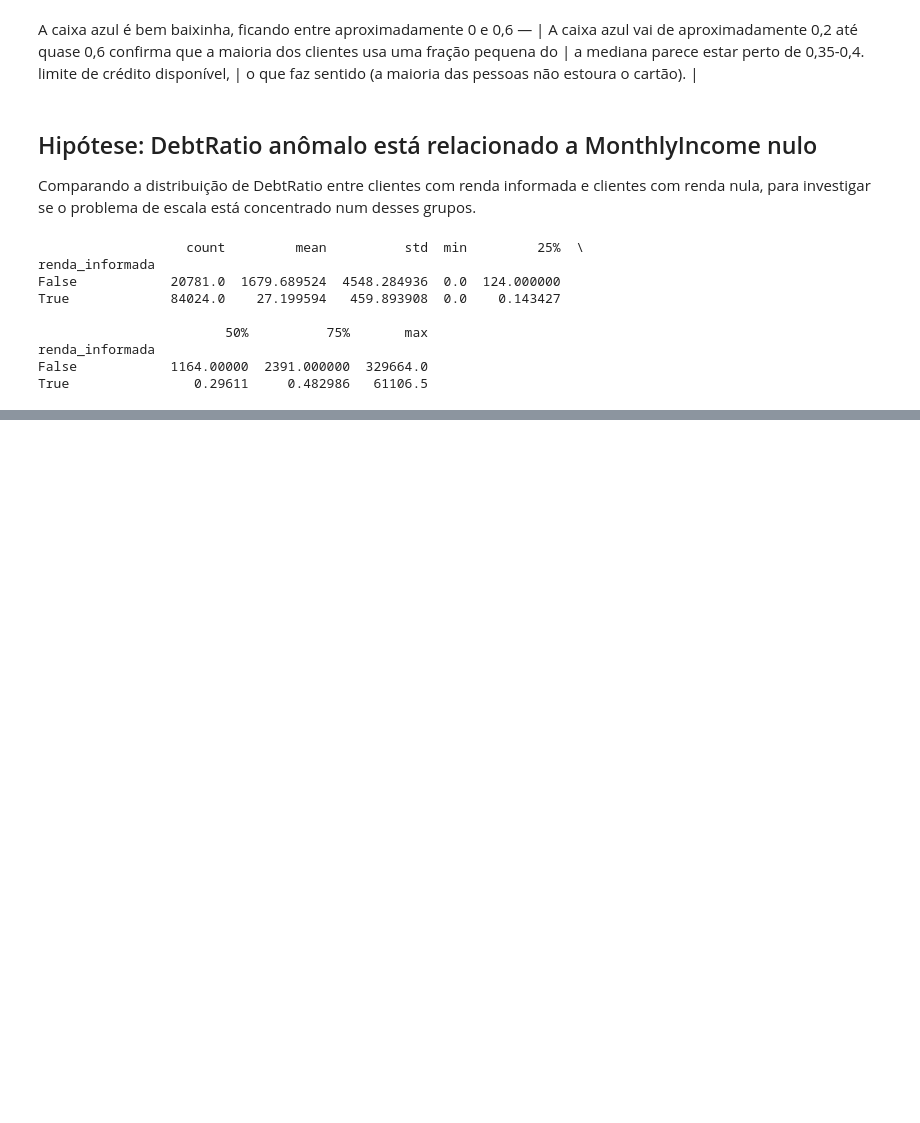
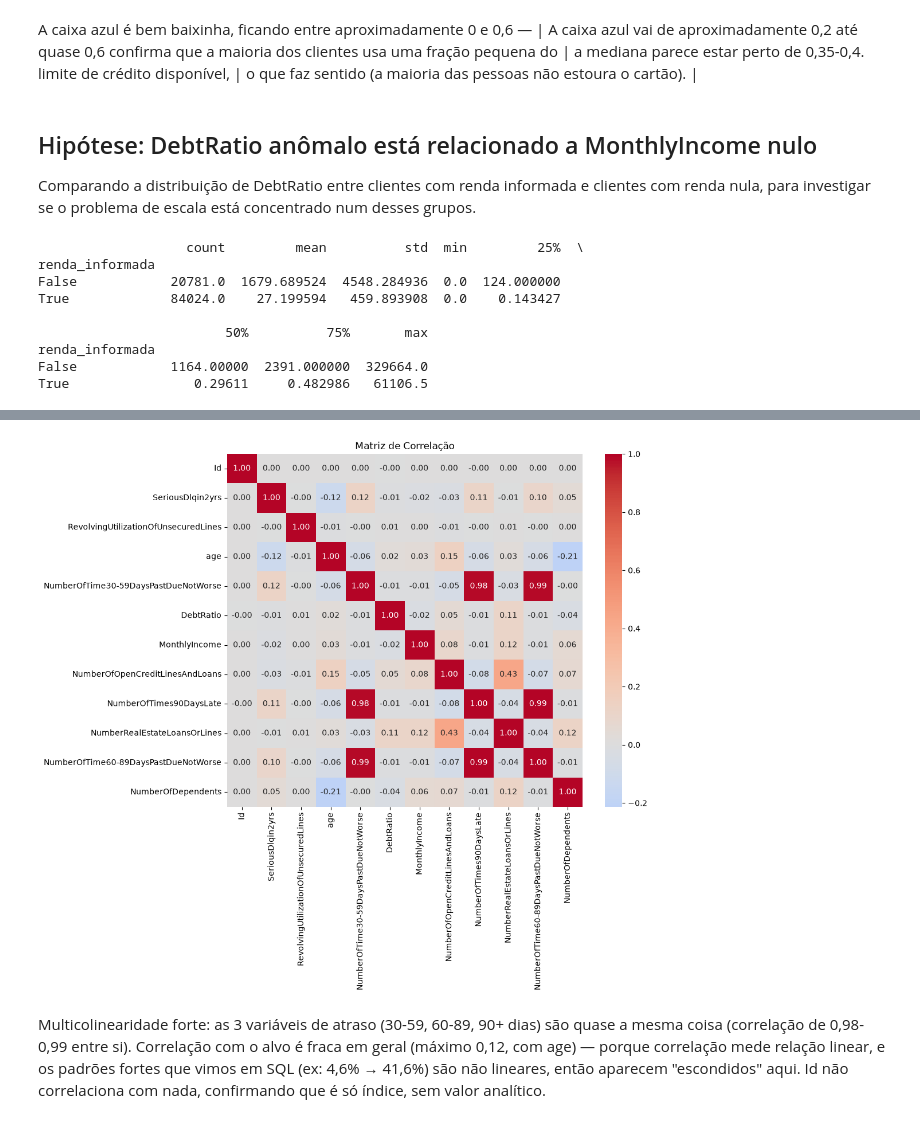
Before and after one commit to Ryan-Oliv/analise-risco-credito, a Jupyter notebook: scripts/eda_python.ipynb, the cells around one changed output, grey strips where cells are left out. Drawn from its saved outputs; the diff is of its cells as text; code cells hidden in the pictures; blank space fills up the shorter version.

```diff
--- a/scripts/eda_python.ipynb
+++ b/scripts/eda_python.ipynb
@@ -111,0 +149,13 @@ True                0.29611     0.482986   61106.5
+# %%
+plt.figure(figsize=(10, 8))
+correlacoes = df.drop(columns=["renda_informada"]).corr()
+sns.heatmap(correlacoes, annot=True, fmt=".2f", cmap="coolwarm", center=0)
+plt.title("Matriz de Correlação")
+plt.show()
+# %% [output]
+[figure, added]
+# %% [markdown]
+Multicolinearidade forte: as 3 variáveis de atraso (30-59, 60-89, 90+ dias) são quase a mesma coisa (correlação de 0,98-0,99 entre si).
+Correlação com o alvo é fraca em geral (máximo 0,12, com age) — porque correlação mede relação linear,
+e os padrões fortes que vimos em SQL (ex: 4,6% → 41,6%) são não lineares, então aparecem "escondidos" aqui.
+Id não correlaciona com nada, confirmando que é só índice, sem valor analítico.
```
Also changed, not shown: parts of 24 cells of this notebook, 2 other files.
